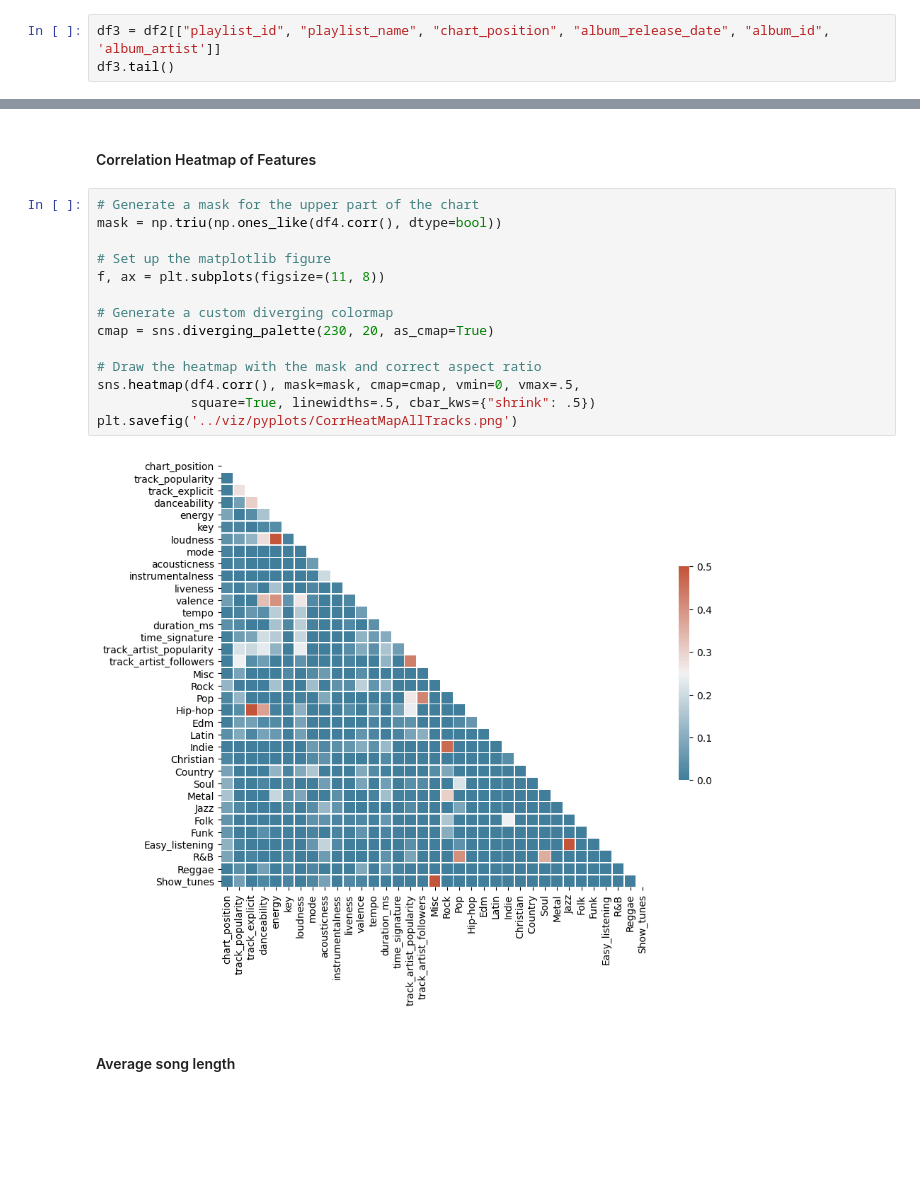
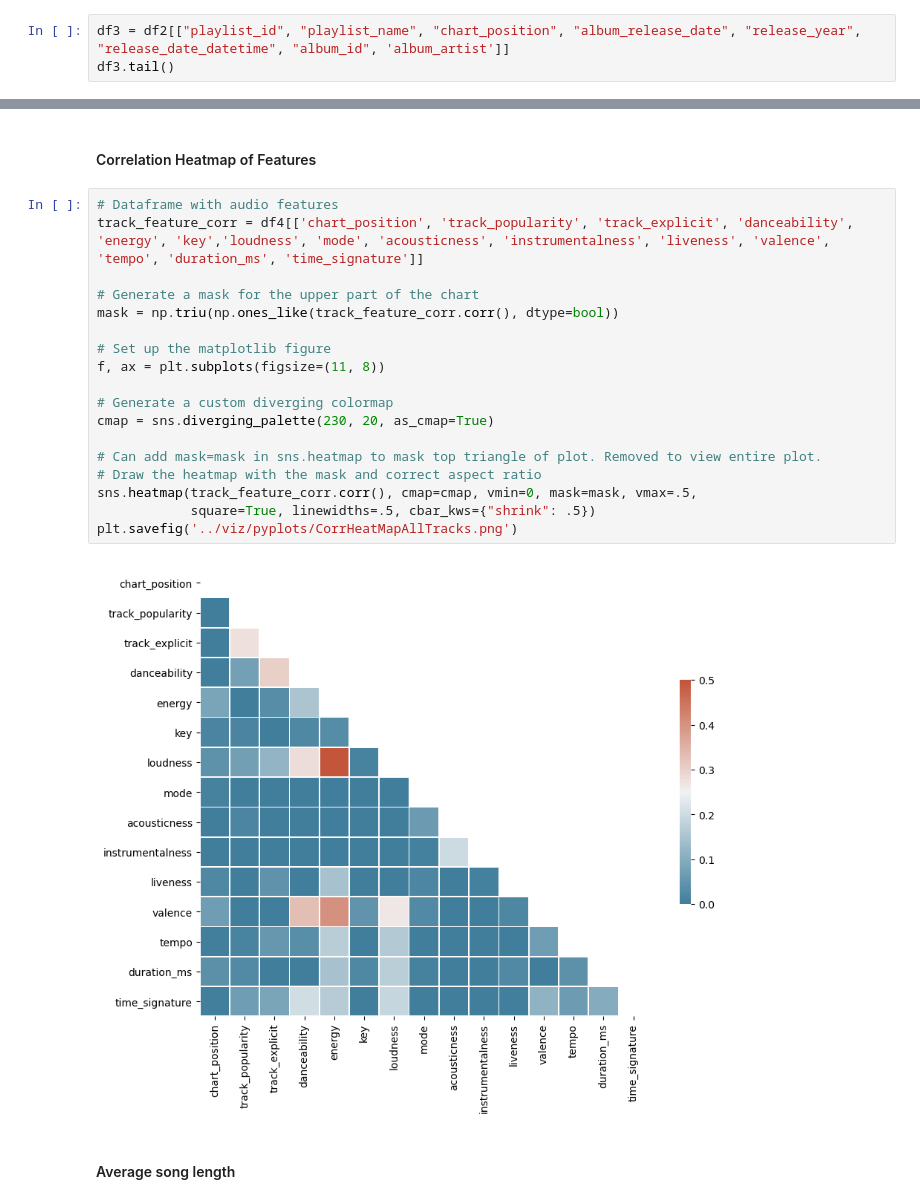
Before and after one commit to katieravenwood/Spotify-Five-Year-Analysis-Project, a Jupyter notebook: notebooks/ExploratoryAnalysis.ipynb, the cells around one changed output, grey strips where cells are left out. Drawn from its saved outputs; the diff is of its cells as text; blank space fills up the shorter version.

```diff
--- a/notebooks/ExploratoryAnalysis.ipynb
+++ b/notebooks/ExploratoryAnalysis.ipynb
@@ -56,6 +57,6 @@ df2.head()
 position_int = list(df2['position'])
 df2['chart_position'] = position_int
 # %%
-df3 = df2[["playlist_id", "playlist_name", "chart_position", "album_release_date", "album_id", 'album_artist']]
+df3 = df2[["playlist_id", "playlist_name", "chart_position", "album_release_date", "release_year", "release_date_datetime", "album_id", 'album_artist']]
 df3.tail()
 # %% [output]
@@ -410,20 +504,24 @@ for col in features:
 # %% [markdown]
 #### Correlation Heatmap of Features
 # %%
+# Dataframe with audio features
+track_feature_corr = df4[['chart_position', 'track_popularity', 'track_explicit', 'danceability', 'energy', 'key','loudness', 'mode', 'acousticness', 'instrumentalness', 'liveness', 'valence', 'tempo', 'duration_ms', 'time_signature']]
+
 # Generate a mask for the upper part of the chart
-mask = np.triu(np.ones_like(df4.corr(), dtype=bool))
+mask = np.triu(np.ones_like(track_feature_corr.corr(), dtype=bool))
 
 # Set up the matplotlib figure
 f, ax = plt.subplots(figsize=(11, 8))
 
 # Generate a custom diverging colormap
 cmap = sns.diverging_palette(230, 20, as_cmap=True)
 
+# Can add mask=mask in sns.heatmap to mask top triangle of plot. Removed to view entire plot.
 # Draw the heatmap with the mask and correct aspect ratio
-sns.heatmap(df4.corr(), mask=mask, cmap=cmap, vmin=0, vmax=.5,
+sns.heatmap(track_feature_corr.corr(), cmap=cmap, vmin=0, mask=mask, vmax=.5,
             square=True, linewidths=.5, cbar_kws={"shrink": .5})
 plt.savefig('../viz/pyplots/CorrHeatMapAllTracks.png')
 # %% [output]
-[figure, old version]
+[figure, new version]
 # %% [markdown]
 #### Average song length
```
Also changed, not shown: parts of 32 cells of this notebook, 11 other files.
